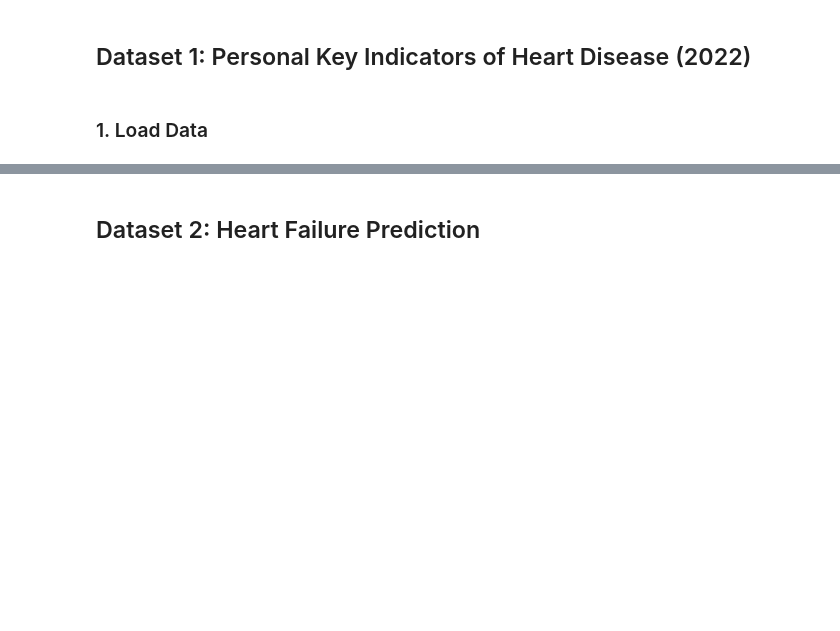
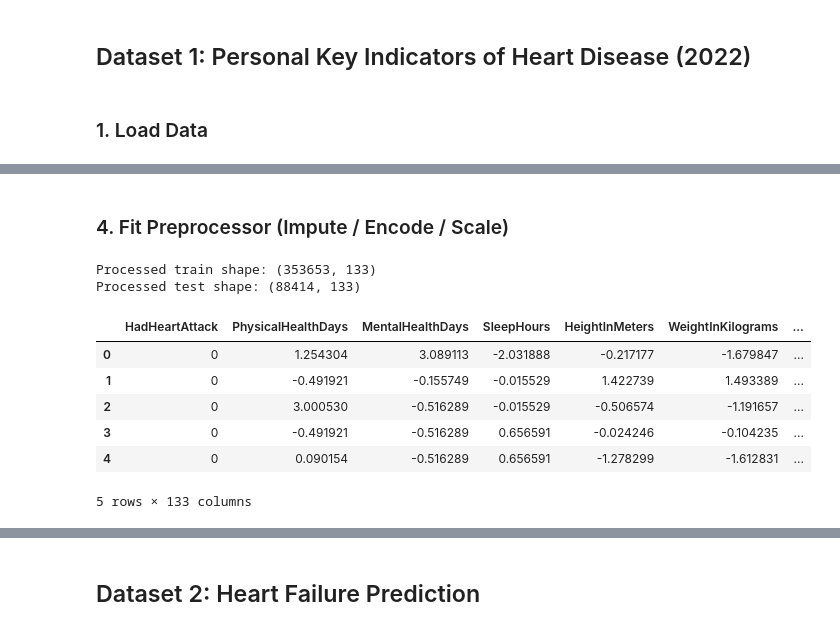
Before and after one commit to AIVIETNAM-AIO-tlee/healthcare-risk-prediction, a Jupyter notebook: notebooks/02_preprocessing.ipynb, the cells around one changed output, grey strips where cells are left out. Cells and saved outputs as stored; diff of their text form; code cells hidden in the pictures; blank space fills up the shorter version.

```diff
--- a/notebooks/02_preprocessing.ipynb
+++ b/notebooks/02_preprocessing.ipynb
@@ -182,0 +40,5 @@ print('Shape after feature reduction:', df_clean.shape)
+# %%
+df1 = load_raw_dataset(DATASET1.raw_path, target_column=DATASET1.target_column)
+print('Loaded file:', DATASET1.raw_path)
+print('Shape:', df1.shape)
+df1.head()
@@ -182,0 +59,4 @@ print('Shape after feature reduction:', df_clean.shape)
+# %%
+df1 = clean_target(df1, target_column=DATASET1.target_column)
+print('Shape after dropping rows with missing target:', df1.shape)
+print(df1[DATASET1.target_column].value_counts())
@@ -182,0 +80,6 @@ print('Shape after feature reduction:', df_clean.shape)
+# %%
+numeric_cols1, categorical_cols1 = infer_column_types(
+    df1, DATASET1.numeric_columns, target_column=DATASET1.target_column
+)
+print(f'Numeric columns ({len(numeric_cols1)}):', numeric_cols1)
+print(f'Categorical columns ({len(categorical_cols1)}):', categorical_cols1)
@@ -182,0 +91,4 @@ print('Shape after feature reduction:', df_clean.shape)
+# %%
+split1 = split_train_test(df1, target_column=DATASET1.target_column)
+train1, test1 = split1.train_df, split1.test_df
+print('Train rows:', len(train1), '| Test rows:', len(test1))
@@ -182,0 +99,20 @@ print('Shape after feature reduction:', df_clean.shape)
+# %% [markdown]
+### 4. Fit Preprocessor (Impute / Encode / Scale)
+# %%
+fitted1, train1_processed = fit_preprocessor(
+    train1, numeric_cols1, categorical_cols1, target_column=DATASET1.target_column
+)
+test1_processed = transform_features(test1, fitted1, target_column=DATASET1.target_column)
+print('Processed train shape:', train1_processed.shape)
+print('Processed test shape:', test1_processed.shape)
+train1_processed.head()
+# %% [output]
+Processed train shape: (353653, 133)
+Processed test shape: (88414, 133)
+|  | HadHeartAttack | PhysicalHealthDays | MentalHealthDays | SleepHours | HeightInMeters | WeightInKilograms | ... |
+| 0 | 0 | 1.254304 | 3.089113 | -2.031888 | -0.217177 | -1.679847 | ... |
+| 1 | 0 | -0.491921 | -0.155749 | -0.015529 | 1.422739 | 1.493389 | ... |
+| 2 | 0 | 3.000530 | -0.516289 | -0.015529 | -0.506574 | -1.191657 | ... |
+| 3 | 0 | -0.491921 | -0.516289 | 0.656591 | -0.024246 | -0.104235 | ... |
+| 4 | 0 | 0.090154 | -0.516289 | 0.656591 | -1.278299 | -1.612831 | ... |
+5 rows × 133 columns
```
Also changed, not shown: parts of 128 cells of this notebook, 3 other files.
